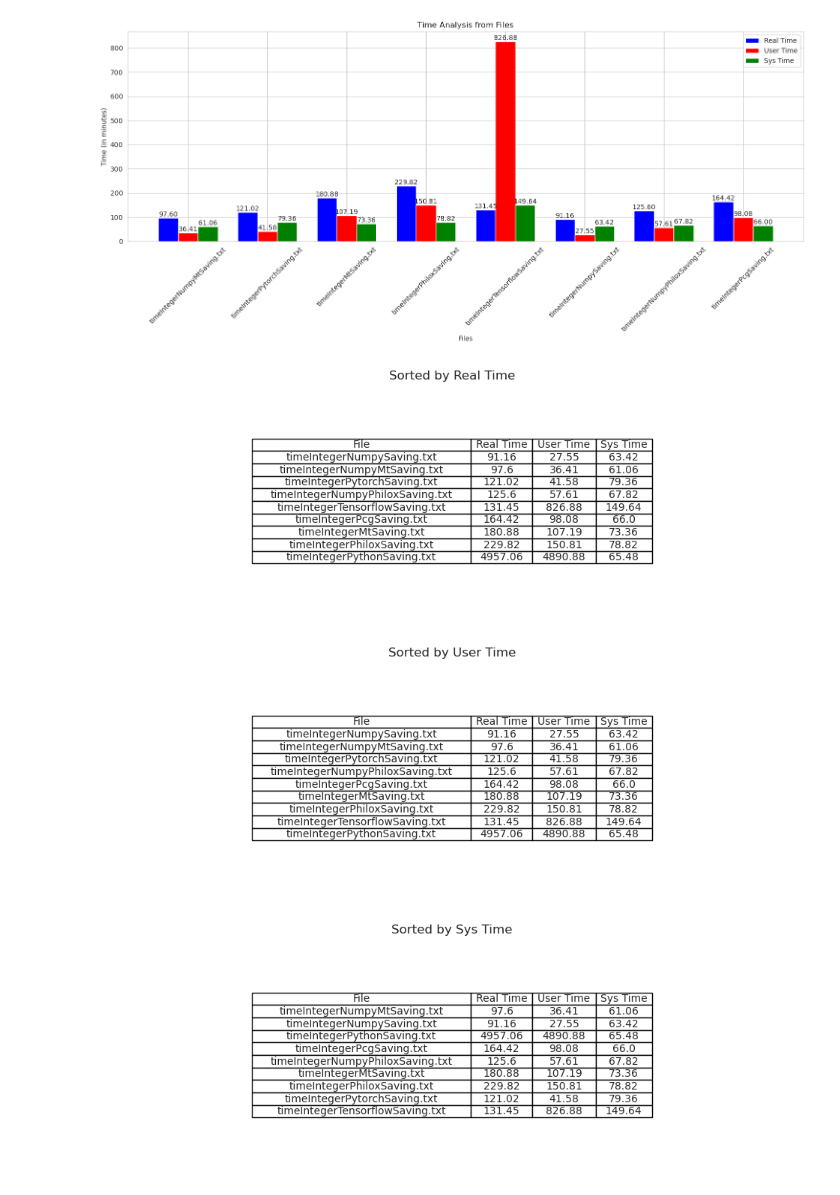
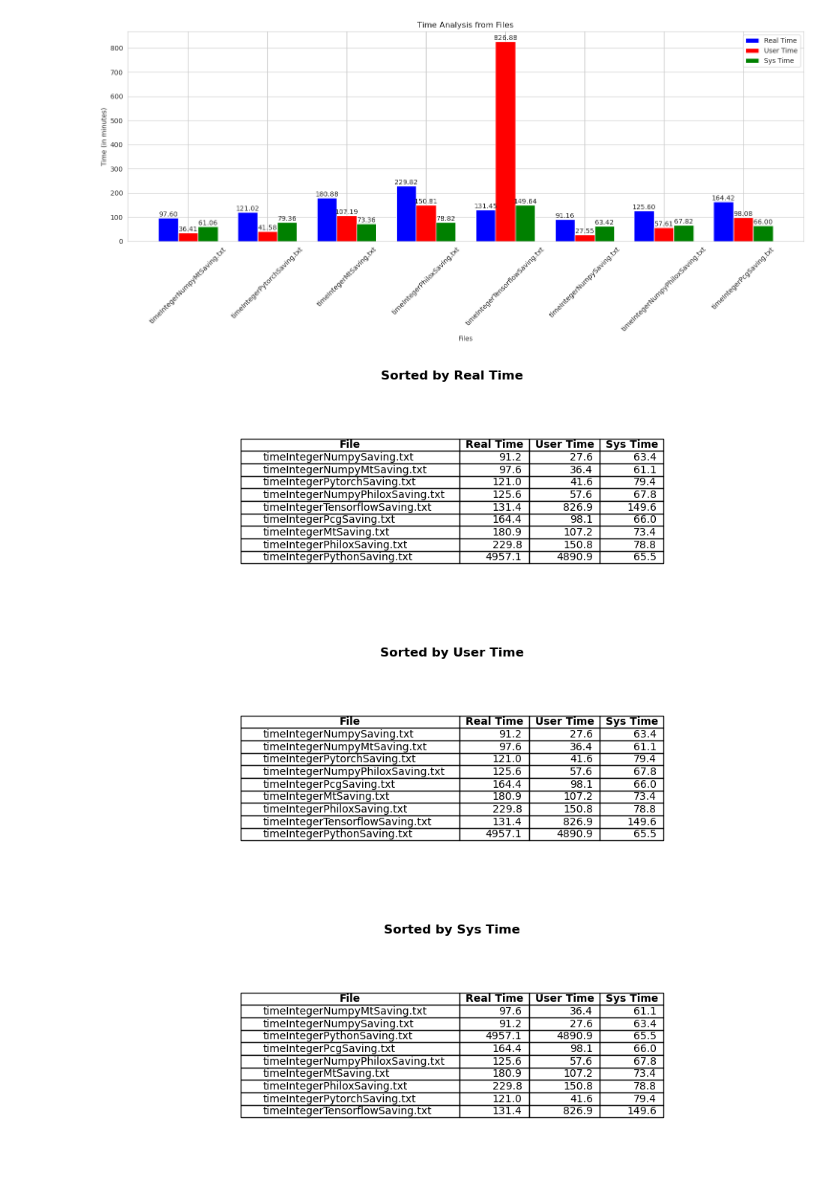
Before and after one commit to benjaminantunes/random-numbers-in-machine-learning, a Jupyter notebook: integerValues/MachineLearning-RandomGeneration.ipynb, the cells around one changed output. Cells and saved outputs as stored; diff of their text form; code cells hidden in the pictures.

```diff
--- a/integerValues/MachineLearning-RandomGeneration.ipynb
+++ b/integerValues/MachineLearning-RandomGeneration.ipynb
@@ -520,35 +569,61 @@ def extract_times(contents):
 
 # Find all files starting with "timeInteger"
 files = [f for f in os.listdir() if f.startswith("timeInteger")]
 
 results = []
 
 for file in files:
     with open(file, 'r') as f:
         content = f.read()
         real_time, user_time, sys_time = extract_times(content)
         results.append((file, real_time, user_time, sys_time))
 
 # Convert results to a Pandas DataFrame
 df = pd.DataFrame(results, columns=["File", "Real Time", "User Time", "Sys Time"])
 
 # Function to plot the sorted table
 def plot_sorted_table(dataframe, column_name):
+    # Sort the dataframe
     sorted_df = dataframe.sort_values(by=column_name)
+
+    # Round numerical values to 3 decimal places if needed
+    sorted_df = sorted_df.round(1)
+
+    # Create the figure and axis
     fig, ax = plt.subplots(figsize=(12, 4))
     ax.axis('off')
-    table = ax.table(cellText=sorted_df.values, colLabels=sorted_df.columns, cellLoc='center', loc='center')
+
+    # Create the table
+    table = ax.table(cellText=sorted_df.values, colLabels=sorted_df.columns, loc='center', cellLoc='center')
+
+    # Set consistent font size
     table.auto_set_font_size(False)
     table.set_fontsize(10)
+
+    # Adjust column widths
     table.auto_set_column_width(col=list(range(len(sorted_df.columns))))  # set column widths
-    plt.title(f'Sorted by {column_name}')
+
+    # Adjust cell alignment and make headers bold
+    for (i, j), cell in table.get_celld().items():
+        if i == 0:  # Header row
+            cell.set_fontsize(10)
+            cell.set_text_props(fontweight='bold', ha='center')  # Make headers bold and center-aligned
+        elif j == 0:
+            cell.set_text_props(ha='left')  # Align left for the first column
+        else:
+            cell.set_text_props(ha='right')  # Align right for other columns
+
+    # Set title
+    plt.title(f'Sorted by {column_name}', fontweight="bold", fontsize=12)
+
+    # Display the plot
     plt.show()
 
 # Plot tables sorted by "Real Time", "User Time", and "Sys Time"
 plot_sorted_table(df, "Real Time")
 plot_sorted_table(df, "User Time")
 plot_sorted_table(df, "Sys Time")
 # %% [output]
-[figure, old version]
+[figure, new version]
-[figure, old version]
+[figure, new version]
-[figure, old version]
+[figure, new version]
```
Also changed, not shown: parts of 2 cells of this notebook, 29 other files.
